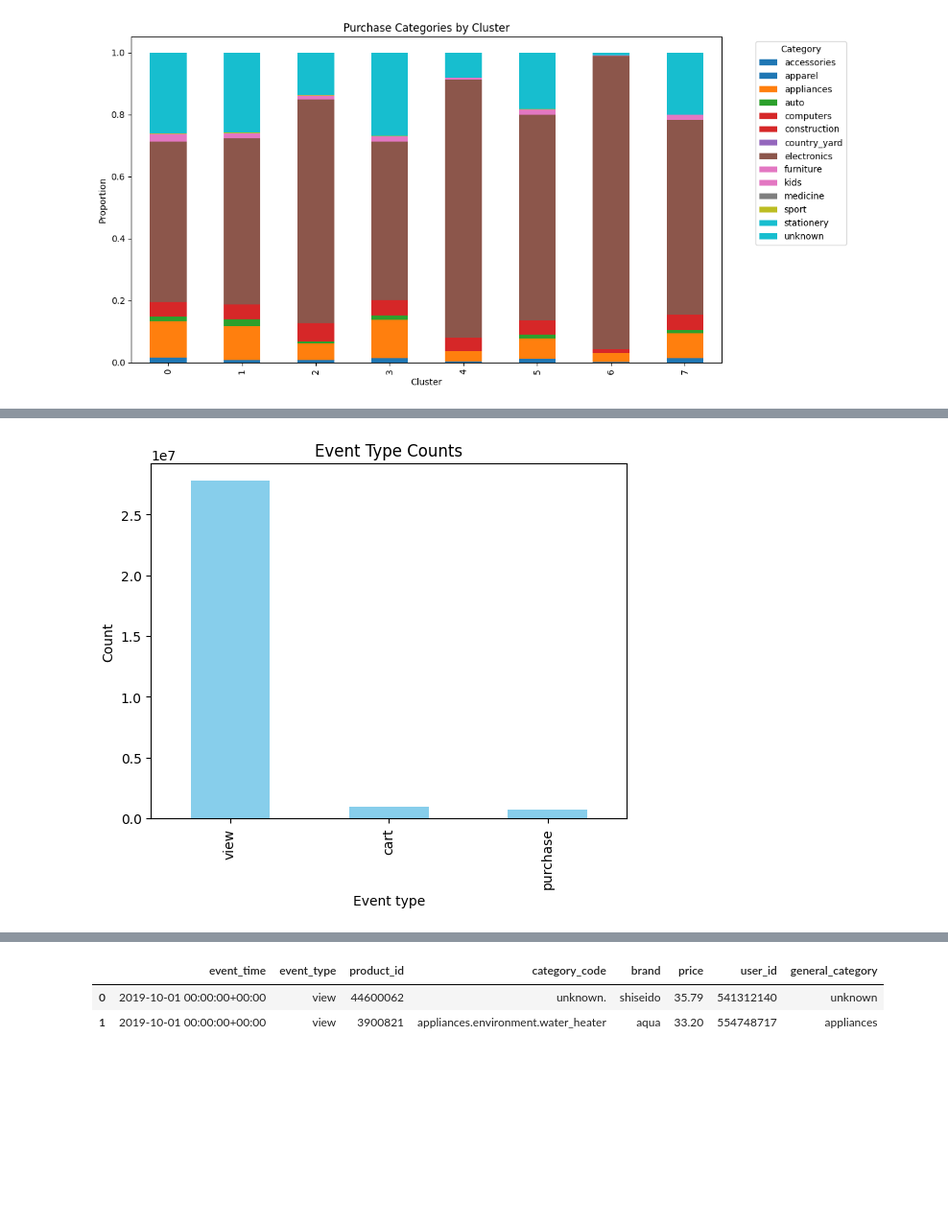
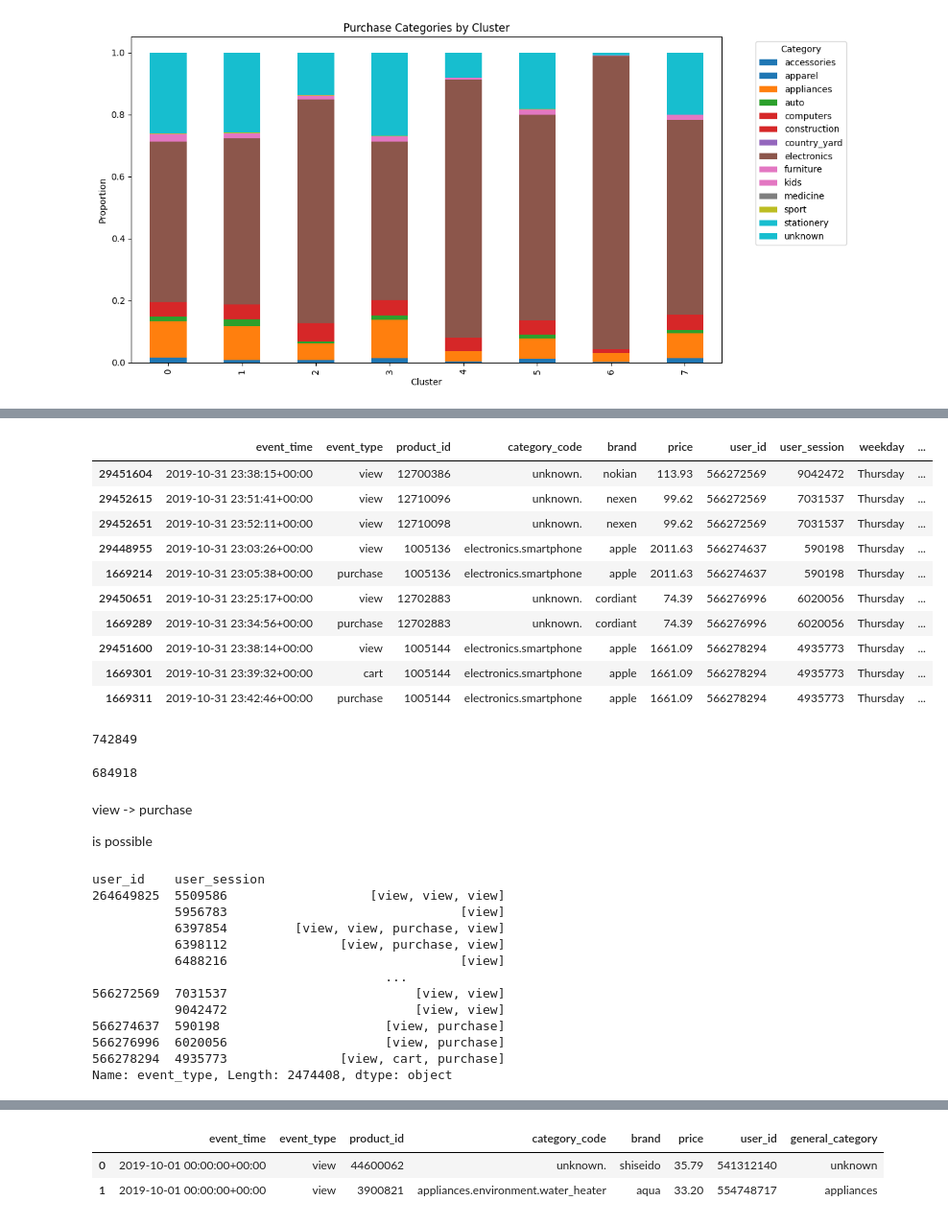
Before and after one commit to HyunsungRyu/Ecommerce_analysis, a Jupyter notebook: customer_behavior_log_analysis.ipynb, the cells around one changed output, grey strips where cells are left out. Shown at 96% size. Drawn from its saved outputs; the diff is of its cells as text; code cells hidden in the pictures; blank space fills up the shorter version.

Commit message:
view -> purchase is possible

```diff
--- a/customer_behavior_log_analysis.ipynb
+++ b/customer_behavior_log_analysis.ipynb
@@ -501,19 +503,33 @@ df.head(10)
 | 9823583 | 2019-10-10 15:02:36+00:00 | view | 6701171 | computers.components.videocards | sinotex | 99.42 | 200673532 | 313543 | Thursday | ... |
 | 11410270 | 2019-10-12 07:58:37+00:00 | view | 6701171 | computers.components.videocards | sinotex | 99.42 | 200673532 | 2649426 | Saturday | ... |
 | 11759746 | 2019-10-12 14:47:07+00:00 | view | 6501011 | computers.components.motherboard | asrock | 73.36 | 200673532 | 4464910 | Saturday | ... |
-# %%
-event_type_count = df['event_type'].value_counts()
-
-event_type_count.plot(kind='bar', color='skyblue')
-plt.xlabel('Event type')
-plt.ylabel('Count')
-plt.title('Event Type Counts')
-plt.show()
-# %% [output]
-[figure, removed]
 # %%
 buy = df[df['event_type'] == 'purchase']['user_id'].unique()
 view = df[~df['user_id'].isin(buy)]['user_id'].unique()
 # %%
 buy_log = df[df['user_id'].isin(buy)]
 view_log = df[df['user_id'].isin(view)]
+# %%
+buy_log.tail(10)
+# %% [output]
+|  | event_time | event_type | product_id | category_code | brand | price | user_id | user_session | weekday | ... |
+| 29451604 | 2019-10-31 23:38:15+00:00 | view | 12700386 | unknown. | nokian | 113.93 | 566272569 | 9042472 | Thursday | ... |
+| 29452615 | 2019-10-31 23:51:41+00:00 | view | 12710096 | unknown. | nexen | 99.62 | 566272569 | 7031537 | Thursday | ... |
+| 29452651 | 2019-10-31 23:52:11+00:00 | view | 12710098 | unknown. | nexen | 99.62 | 566272569 | 7031537 | Thursday | ... |
+| 29448955 | 2019-10-31 23:03:26+00:00 | view | 1005136 | electronics.smartphone | apple | 2011.63 | 566274637 | 590198 | Thursday | ... |
+| 1669214 | 2019-10-31 23:05:38+00:00 | purchase | 1005136 | electronics.smartphone | apple | 2011.63 | 566274637 | 590198 | Thursday | ... |
+| 29450651 | 2019-10-31 23:25:17+00:00 | view | 12702883 | unknown. | cordiant | 74.39 | 566276996 | 6020056 | Thursday | ... |
+| 1669289 | 2019-10-31 23:34:56+00:00 | purchase | 12702883 | unknown. | cordiant | 74.39 | 566276996 | 6020056 | Thursday | ... |
+| 29451600 | 2019-10-31 23:38:14+00:00 | view | 1005144 | electronics.smartphone | apple | 1661.09 | 566278294 | 4935773 | Thursday | ... |
+| 1669301 | 2019-10-31 23:39:32+00:00 | cart | 1005144 | electronics.smartphone | apple | 1661.09 | 566278294 | 4935773 | Thursday | ... |
+| 1669311 | 2019-10-31 23:42:46+00:00 | purchase | 1005144 | electronics.smartphone | apple | 1661.09 | 566278294 | 4935773 | Thursday | ... |
+# %%
+display(len(buy_log[buy_log['event_type'] == 'purchase']))
+display(len(buy_log[buy_log['event_type'] == 'cart']))
+# %% [output]
+742849
+684918
+# %% [markdown]
+view -> purchase
+
+is possible
@@ -519,0 +538,16 @@ view_log = df[df['user_id'].isin(view)]
+# %%
+display(session_seq)
+# %% [output]
+user_id    user_session
+264649825  5509586                   [view, view, view]
+           5956783                               [view]
+           6397854         [view, view, purchase, view]
+           6398112               [view, purchase, view]
+           6488216                               [view]
+                                       ...
+566272569  7031537                         [view, view]
+           9042472                         [view, view]
+566274637  590198                      [view, purchase]
+566276996  6020056                     [view, purchase]
+566278294  4935773               [view, cart, purchase]
+Name: event_type, Length: 2474408, dtype: object
```
Also changed, not shown: parts of 5 cells of this notebook.
